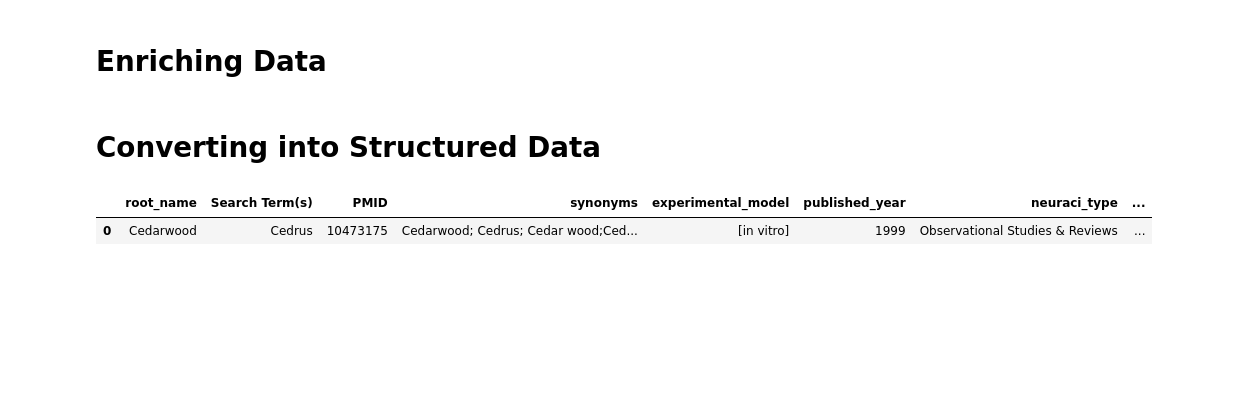
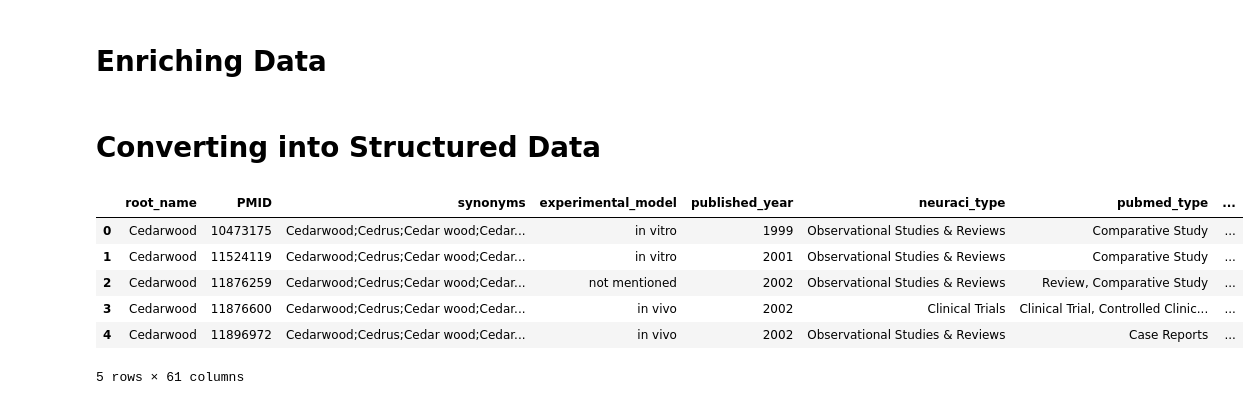
Before and after one commit to wisdomsquaretech/neuraciai, a Jupyter notebook: Entrez_main.ipynb, the cells around one changed output. Cells and saved outputs as stored; diff of their text form; code cells hidden in the pictures; blank space fills up the shorter version.

Commit message:
removed search terms

```diff
--- a/Entrez_main.ipynb
+++ b/Entrez_main.ipynb
@@ -196,11 +201,11 @@ none_pmids = [
 # %%
 from UPDATED_meta_data_generation import process_pmids
 
-#ingredient_df = df[df['Root Name'].isin([10473175])]
-ingredient_df = df[df['Root Name'].isin(ingredients)]
+#ingredient_df = df[df['Root Name'].isin([39069654])]
+ingredient_df = df[df['Root Name'].isin(ingredients)][:5]
 #ingredient_df = df[(df['Root Name'].isin(ingredients)) & (df['NeuraciType'] == 'Clinical Trials')]
-#ingredient_df = df[(df['Root Name'].isin(ingredients)) & (df['PMID'].isin([37656114]))]
-process_pmids(ingredient_df['Root Name'],ingredient_df['Search Term(s)'],ingredient_df['Synonyms'],ingredient_df['PMID'], ingredient_df['PubMedType'],output_file="output/Cedarwood_Marjoram_10|13.json")
+#ingredient_df = df[(df['Root Name'].isin(ingredients)) & (df['PMID'].isin([39069654]))]
+process_pmids(ingredient_df['Root Name'],ingredient_df['Synonyms'],ingredient_df['PMID'], ingredient_df['PubMedType'],output_file="output/test_10|15.json")
 # %% [output]
 Synonyms Cedarwood; Cedrus; Cedar wood;Cedar-wood
 Screening of Turkish anti-ulcerogenic folk remedies for anti-Helicobacter pylori activity.The anti-Helicobacter pylori effect of the extracts and fractions obtained from seven Turkish plants, which ar ...
@@ -234,13 +268,14 @@ ingredient_df_lookup = ingredient_df.set_index(["PMID",'Root Name'])[["Publicati
 
 
 # Read JSON file
-with open("output/cedarwood_Marjoram_10|13.json", "r", encoding="utf-8") as f:
+with open("output/test_10|15.json", "r", encoding="utf-8") as f:
     json_list = json.load(f)
 
 # Add attributes
 for record in json_list:
     pmid = record["PMID"]
     root_name = record['root_name']
+    record['synonyms'] = [s.strip() for s in record['synonyms'].split(';')]
     key = (pmid,root_name)
     if key in ingredient_df_lookup:
         lookup_data = ingredient_df_lookup[key]
@@ -251,7 +286,7 @@ for record in json_list:
         record["metadata"]["url"] = lookup_data["PubMed URL"]
 
 # Save JSON file
-with open("output/cedarwood_Marjoram_enriched.json", "w", encoding="utf-8") as f:
+with open("output/test_enriched_10|15.json", "w", encoding="utf-8") as f:
     json.dump(json_list, f, indent=2, ensure_ascii=False)
 # %% [markdown]
 # Converting into Structured Data
@@ -269,17 +304,14 @@ records = json_list
 for rec in records:
     pmid = rec.get("PMID")
     root_name = rec.get("root_name")
-    search_term = rec.get("search_term")
     meta = rec.get("metadata", {})
     pubmed_type = rec.get("pubmed_type")
-    synonyms = rec.get('synonyms')
 
     row = {
         "root_name":root_name,
-        "Search Term(s)":search_term,
         "PMID": pmid,
-        "synonyms":synonyms,
-        "experimental_model":meta.get("experimental_model"),
+        "synonyms":";".join(rec.get('synonyms',[])),
+        "experimental_model":"".join(meta.get("experimental_model")),
         "published_year": meta.get("published_year"),
         "neuraci_type": meta.get("neuraci_type"),
         "pubmed_type":pubmed_type,
@@ -302,35 +334,40 @@ for rec in records:
         "diseases": ";".join(meta.get("diseases", [])),
         "mechanism": ";".join(meta.get("mechanism", [])),
         "usage": ";".join(meta.get("usage", [])),
         "location":meta.get("location"),
         "conclusion":meta.get("conclusion"),
         "url": meta.get("url", []),
     }
 
     # --- Expand interventions ---
     for i, iv in enumerate(meta.get("interventions", []), start=1):
         row[f"intervention{i}_ingredient"] = iv.get("ingredient")
         row[f"intervention{i}_daily_dosage"] = iv.get("daily_dosage")
         row[f"intervention{i}_units"] = iv.get("units")
         row[f"intervention{i}_original_text"] = iv.get("original_text")
 
     # --- Expand outcomes ---
     for j, oc in enumerate(meta.get("outcomes", []), start=1):
         row[f"outcome{j}_name"] = oc.get("name")
         row[f"outcome{j}_domain"] = oc.get("domain")
         row[f"outcome{j}_type"] = oc.get("type")
         row[f"outcome{j}_result"] = oc.get("result")
 
     rows.append(row)
 
 # --- Step 3: Convert to DataFrame ---
 output_df = pd.DataFrame(rows)
 
 # --- Step 4: Save to CSV ---
-output_df.to_csv("output/Cedarwood_Marjoram_10|13.csv", index=False)
+output_df.to_csv("output/test_10|15.csv", index=False)
 output_df.head()
 # %% [output]
-|  | root_name | Search Term(s) | PMID | synonyms | experimental_model | published_year | neuraci_type | ... |
-| 0 | Cedarwood | Cedrus | 10473175 | Cedarwood; Cedrus; Cedar wood;Ced... | [in vitro] | 1999 | Observational Studies & Reviews | ... |
+|  | root_name | PMID | synonyms | experimental_model | published_year | neuraci_type | pubmed_type | ... |
+| 0 | Cedarwood | 10473175 | Cedarwood;Cedrus;Cedar wood;Cedar... | in vitro | 1999 | Observational Studies & Reviews | Comparative Study | ... |
+| 1 | Cedarwood | 11524119 | Cedarwood;Cedrus;Cedar wood;Cedar... | in vitro | 2001 | Observational Studies & Reviews | Comparative Study | ... |
+| 2 | Cedarwood | 11876259 | Cedarwood;Cedrus;Cedar wood;Cedar... | not mentioned | 2002 | Observational Studies & Reviews | Review, Comparative Study | ... |
+| 3 | Cedarwood | 11876600 | Cedarwood;Cedrus;Cedar wood;Cedar... | in vivo | 2002 | Clinical Trials | Clinical Trial, Controlled Clinic... | ... |
+| 4 | Cedarwood | 11896972 | Cedarwood;Cedrus;Cedar wood;Cedar... | in vivo | 2002 | Observational Studies & Reviews | Case Reports | ... |
+5 rows × 61 columns
 # %%
 pd.set_option('display.max_columns', None)
```
Also changed, not shown: parts of 4 cells of this notebook, 1 other file.
